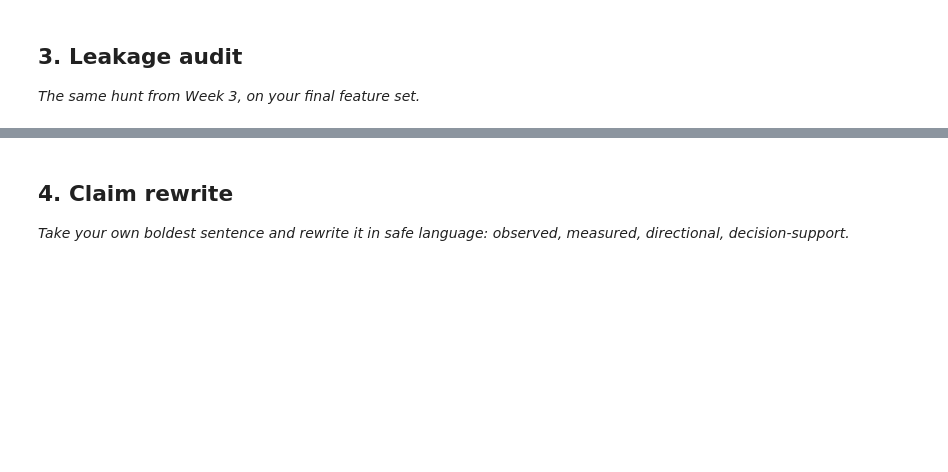
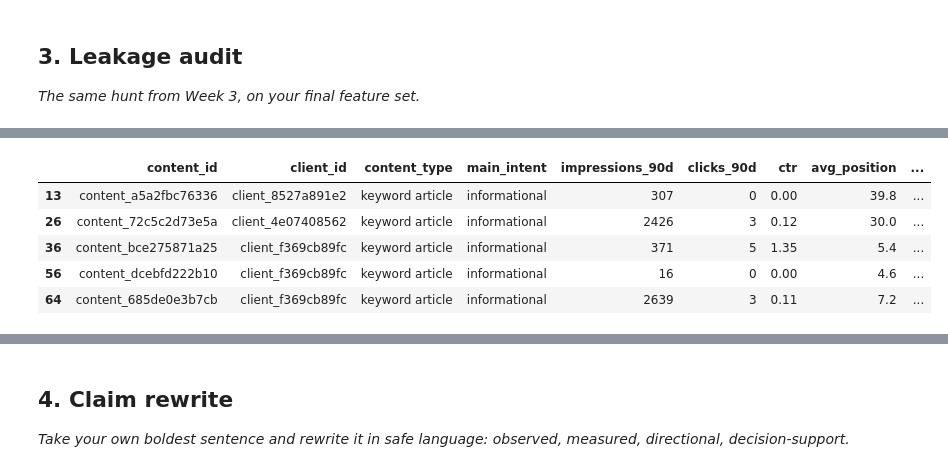
Before and after one commit to duaf9877/FlyRank-AI-ML-Internship, a Jupyter notebook: work/notebooks/w06_validation_audit.ipynb, the cells around one changed output, grey strips where cells are left out. Drawn from its saved outputs; the diff is of its cells as text; code cells hidden in the pictures; blank space fills up the shorter version.

```diff
--- a/work/notebooks/w06_validation_audit.ipynb
+++ b/work/notebooks/w06_validation_audit.ipynb
@@ -20,0 +459,23 @@ This skeleton is yours to fill. Work the sections **in order** — each one has
+# %%
+failure_examples = df.iloc[test_idx].copy()
+
+failure_examples["actual"] = y_test_group.values
+failure_examples["predicted"] = group_predictions
+
+failure_examples["prediction_type"] = np.where(
+    (failure_examples["actual"] == 1) &
+    (failure_examples["predicted"] == 0),
+    "False Negative",
+    np.where(
+        (failure_examples["actual"] == 0) &
+        (failure_examples["predicted"] == 1),
+        "False Positive",
+        "Correct"
+    )
+)
+
+errors = failure_examples[
+    failure_examples["prediction_type"] != "Correct"
+]
+
+errors["prediction_type"].value_counts()
@@ -20,0 +488,27 @@ This skeleton is yours to fill. Work the sections **in order** — each one has
+# %%
+false_positives = errors[
+    errors["prediction_type"] == "False Positive"
+][
+    [
+        "content_id",
+        "client_id",
+        "content_type",
+        "main_intent",
+        "impressions_90d",
+        "clicks_90d",
+        "ctr",
+        "avg_position",
+        "days_since_last_update",
+        "actual",
+        "predicted"
+    ]
+].head(5)
+
+false_positives
+# %% [output]
+|  | content_id | client_id | content_type | main_intent | impressions_90d | clicks_90d | ctr | avg_position | ... |
+| 13 | content_a5a2fbc76336 | client_8527a891e2 | keyword article | informational | 307 | 0 | 0.00 | 39.8 | ... |
+| 26 | content_72c5c2d73e5a | client_4e07408562 | keyword article | informational | 2426 | 3 | 0.12 | 30.0 | ... |
+| 36 | content_bce275871a25 | client_f369cb89fc | keyword article | informational | 371 | 5 | 1.35 | 5.4 | ... |
+| 56 | content_dcebfd222b10 | client_f369cb89fc | keyword article | informational | 16 | 0 | 0.00 | 4.6 | ... |
+| 64 | content_685de0e3b7cb | client_f369cb89fc | keyword article | informational | 2639 | 3 | 0.11 | 7.2 | ... |
```
Also changed, not shown: parts of 25 cells of this notebook.
